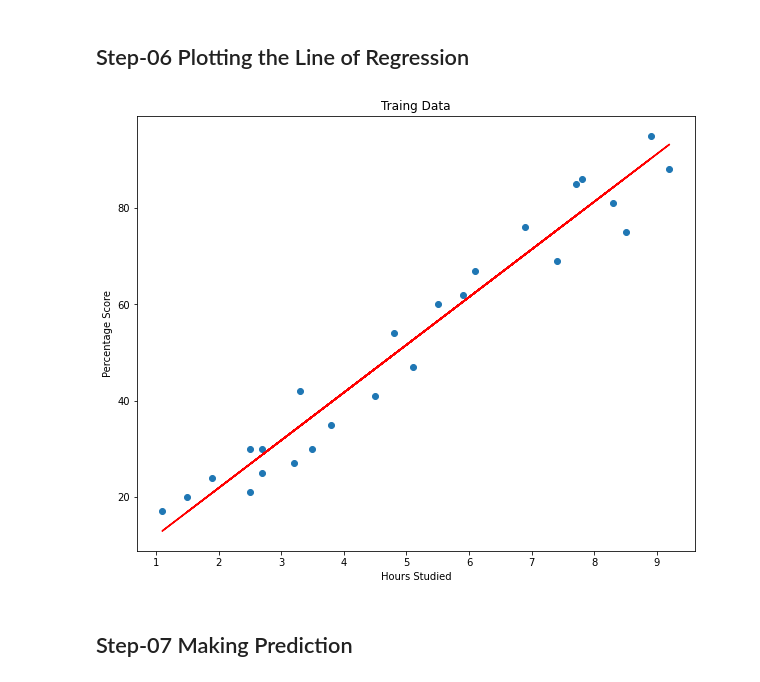
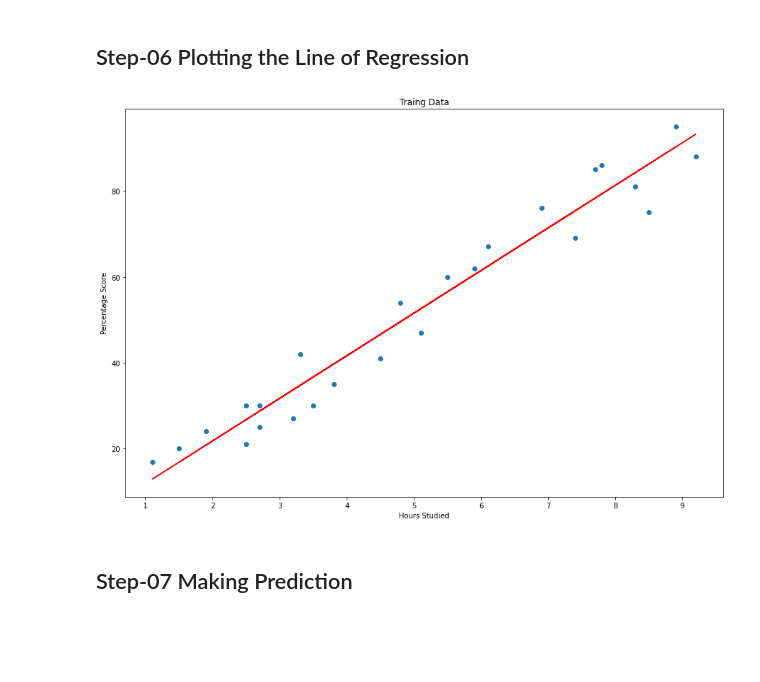
Before and after one commit to SRS014/Machine-Learning-Projects, a Jupyter notebook: GRIP INTERNSHIP/Prediction Using Supervised ML (Task-01).ipynb, the cells around one changed output. Cells and saved outputs as stored; diff of their text form; code cells hidden in the pictures; blank space fills up the shorter version.

```diff
--- a/GRIP INTERNSHIP/Prediction Using Supervised ML (Task-01).ipynb
+++ b/GRIP INTERNSHIP/Prediction Using Supervised ML (Task-01).ipynb
@@ -121,17 +121,17 @@ Traning Complete
 # %%
 line = regressor.coef_*x+regressor.intercept_ # This is Simple Linear Regression Formula.
 
-plt.figure(figsize=(10,8)) # Set the width and height on the figure
+plt.figure(figsize=(15,10)) # set the width and height of the figure
 plt.scatter(x,y) # Ploting Scatter plot on the graph.
 
 plt.title('Traing Data') # Added title on the figure
 plt.xlabel('Hours Studied') # Added x-axis label on the figure
 plt.ylabel('Percentage Score') # Added y-axis label on the figure
 
 plt.plot(x,line, color = 'Red') #Added line on the scatter plot and set  'red'  color
 plt.show()
 # %% [output]
-[figure, old version]
+[figure, new version]
 # %% [markdown]
 ## Step-07 Making Prediction
 # %%
```
